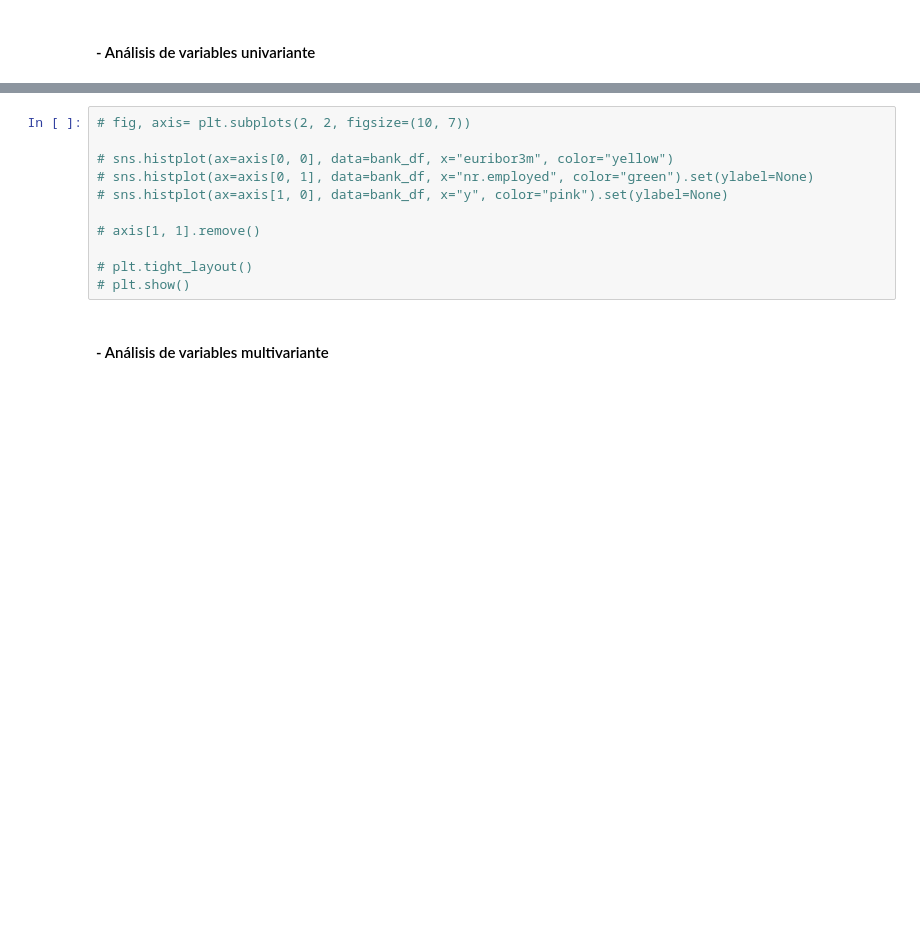
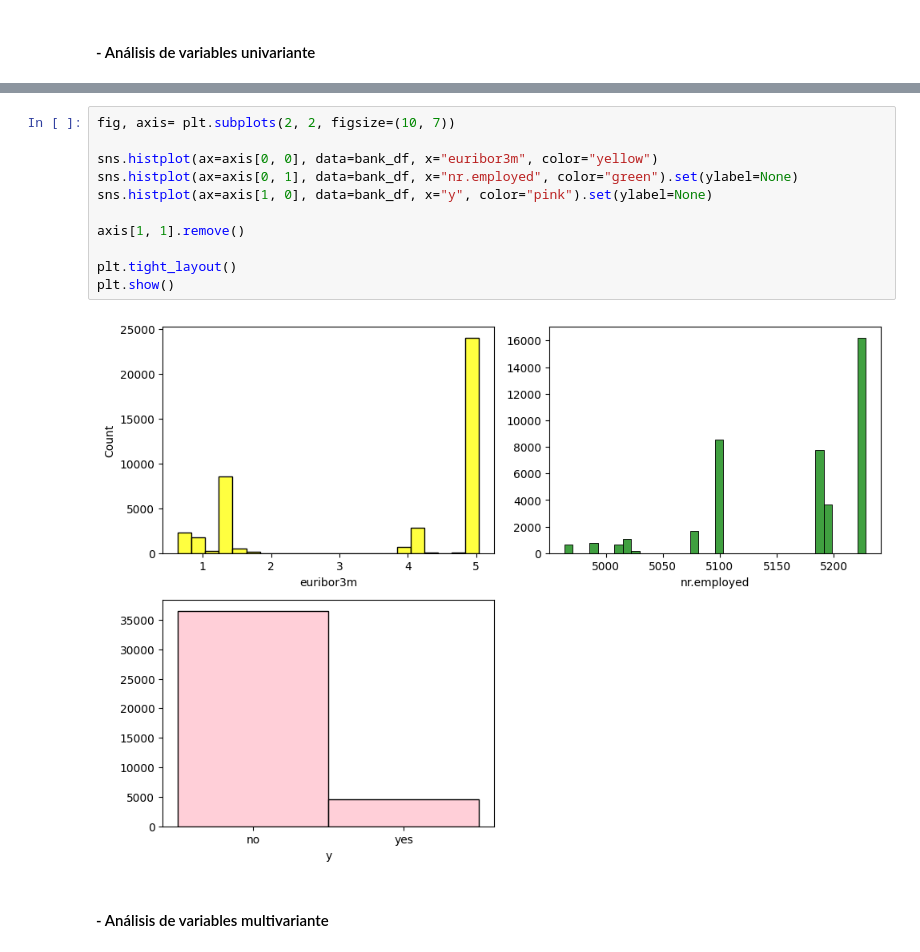
Before and after one commit to Pilizmt/logistic-regression-project-tutorial-pilarzarco, a Jupyter notebook: Bank.ipynb, the cells around one changed output, grey strips where cells are left out. Drawn from its saved outputs; the diff is of its cells as text; blank space fills up the shorter version.

```diff
--- a/Bank.ipynb
+++ b/Bank.ipynb
@@ -78,14 +101,16 @@ bank_df.head()
 # %%
-# fig, axis= plt.subplots(2, 2, figsize=(10, 7))
+fig, axis= plt.subplots(2, 2, figsize=(10, 7))
 
-# sns.histplot(ax=axis[0, 0], data=bank_df, x="euribor3m", color="yellow")
-# sns.histplot(ax=axis[0, 1], data=bank_df, x="nr.employed", color="green").set(ylabel=None)
-# sns.histplot(ax=axis[1, 0], data=bank_df, x="y", color="pink").set(ylabel=None)
+sns.histplot(ax=axis[0, 0], data=bank_df, x="euribor3m", color="yellow")
+sns.histplot(ax=axis[0, 1], data=bank_df, x="nr.employed", color="green").set(ylabel=None)
+sns.histplot(ax=axis[1, 0], data=bank_df, x="y", color="pink").set(ylabel=None)
 
-# axis[1, 1].remove()
+axis[1, 1].remove()
 
-# plt.tight_layout()
-# plt.show()
+plt.tight_layout()
+plt.show()
+# %% [output]
+[figure, added]
 # %% [markdown]
 #### - Análisis de variables multivariante
 # %%
```
Also changed, not shown: parts of 17 cells of this notebook.
